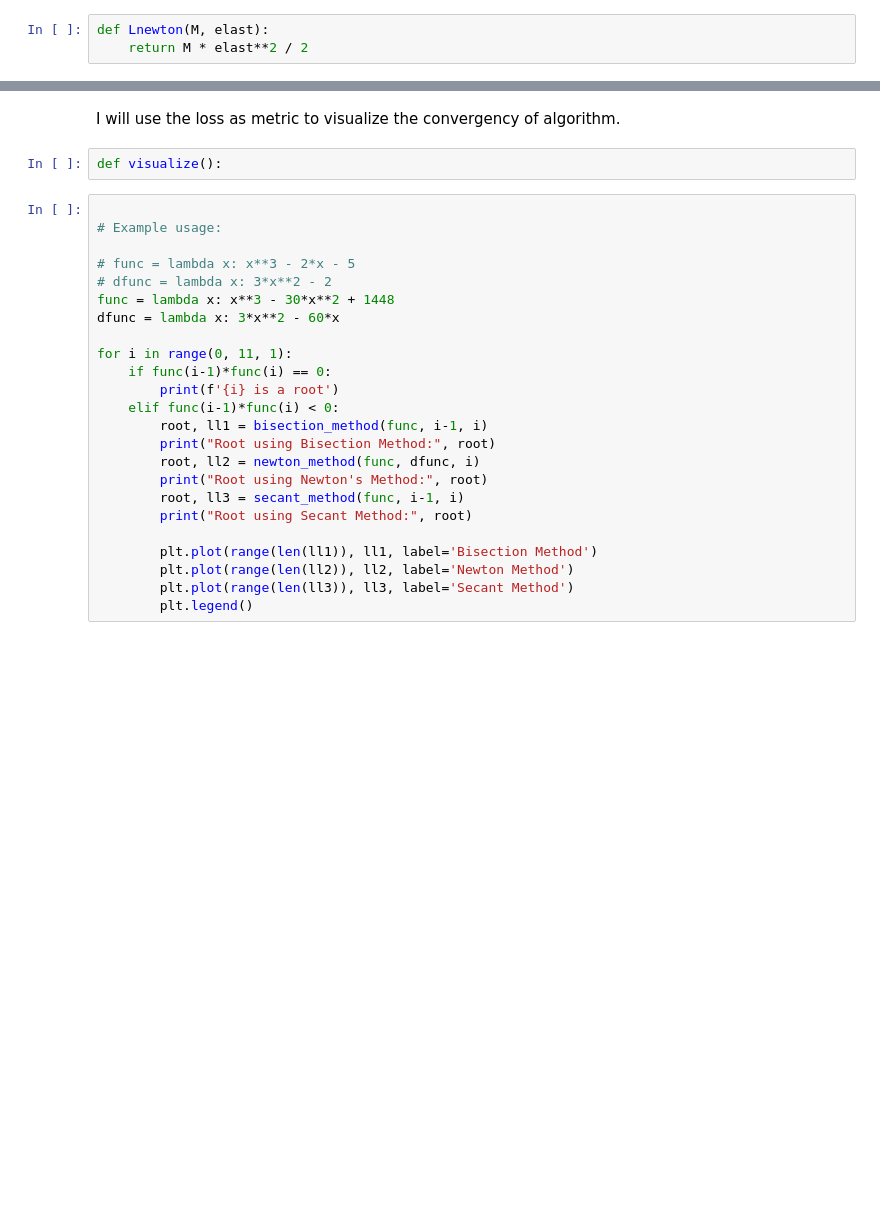
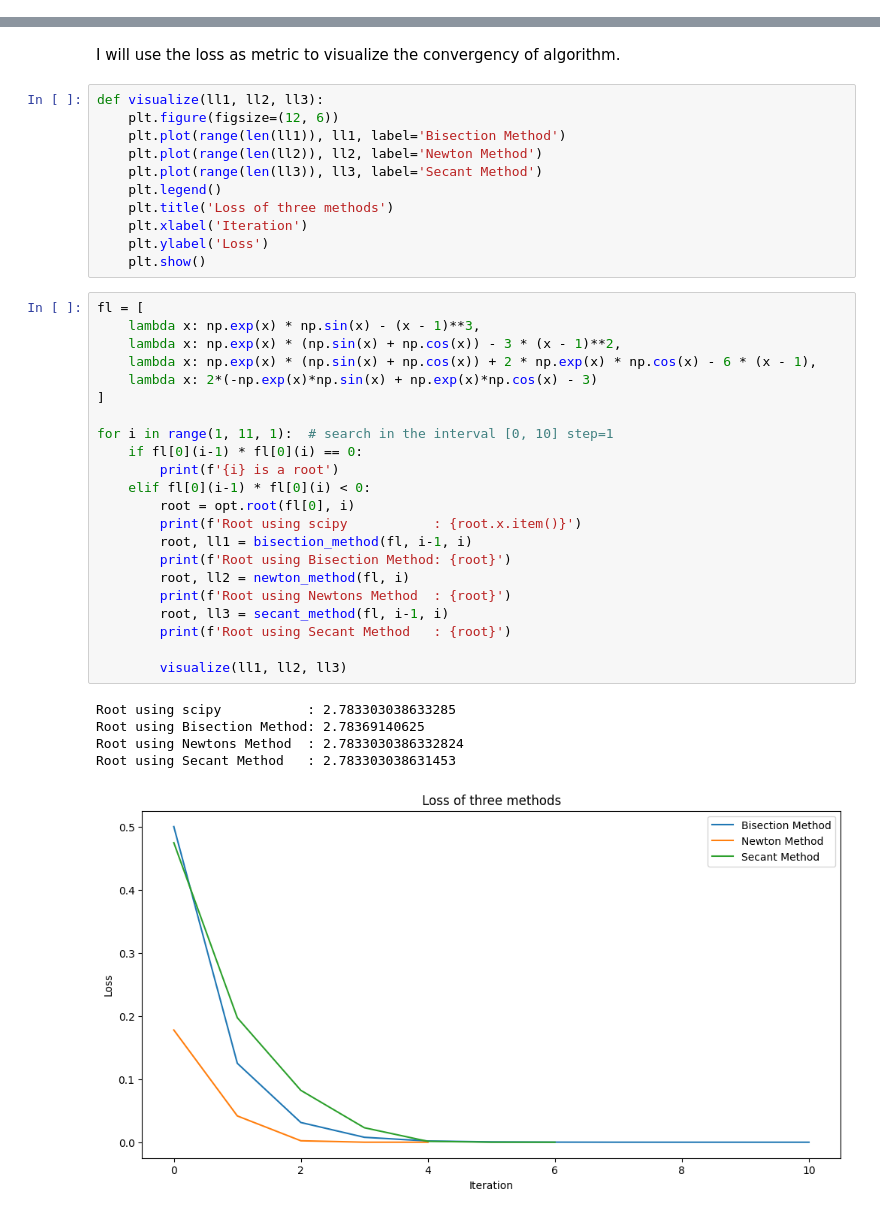
Before and after one commit to HugoPhi/NCOTLabs, a Jupyter notebook: Lab1/nolinear_equation.ipynb, the cells around one changed output, grey strips where cells are left out. Drawn from its saved outputs; the diff is of its cells as text; blank space fills up the shorter version.

```diff
--- a/Lab1/nolinear_equation.ipynb
+++ b/Lab1/nolinear_equation.ipynb
@@ -34,3 +30,0 @@ $$
-# %%
-def Lnewton(M, elast):
-    return M * elast**2 / 2
@@ -107,29 +134,42 @@ def secant_method(func, x0, x1, M, tol=1e-6, max_iter=10000):
     raise ValueError("Secant method did not converge within the maximum number of iterations.")
 # %% [markdown]
 I will use the loss as metric to visualize the convergency of algorithm.
-# %%
-def visualize():
+# %%
+def visualize(ll1, ll2, ll3):
+    plt.figure(figsize=(12, 6))
+    plt.plot(range(len(ll1)), ll1, label='Bisection Method')
+    plt.plot(range(len(ll2)), ll2, label='Newton Method')
+    plt.plot(range(len(ll3)), ll3, label='Secant Method')
+    plt.legend()
+    plt.title('Loss of three methods')
+    plt.xlabel('Iteration')
+    plt.ylabel('Loss')
+    plt.show()
 # %%
+fl = [
+    lambda x: np.exp(x) * np.sin(x) - (x - 1)**3,
+    lambda x: np.exp(x) * (np.sin(x) + np.cos(x)) - 3 * (x - 1)**2,
+    lambda x: np.exp(x) * (np.sin(x) + np.cos(x)) + 2 * np.exp(x) * np.cos(x) - 6 * (x - 1),
+    lambda x: 2*(-np.exp(x)*np.sin(x) + np.exp(x)*np.cos(x) - 3)
+]
 
-# Example usage:
+for i in range(1, 11, 1):  # search in the interval [0, 10] step=1
+    if fl[0](i-1) * fl[0](i) == 0:
+        print(f'{i} is a root')
+    elif fl[0](i-1) * fl[0](i) < 0:
+        root = opt.root(fl[0], i)
+        print(f'Root using scipy           : {root.x.item()}')
+        root, ll1 = bisection_method(fl, i-1, i)
+        print(f'Root using Bisection Method: {root}')
+        root, ll2 = newton_method(fl, i)
+        print(f'Root using Newtons Method  : {root}')
+        root, ll3 = secant_method(fl, i-1, i)
+        print(f'Root using Secant Method   : {root}')
 
-# func = lambda x: x**3 - 2*x - 5
-# dfunc = lambda x: 3*x**2 - 2
-func = lambda x: x**3 - 30*x**2 + 1448
-dfunc = lambda x: 3*x**2 - 60*x
-
-for i in range(0, 11, 1):
-    if func(i-1)*func(i) == 0:
-        print(f'{i} is a root')
-    elif func(i-1)*func(i) < 0:
-        root, ll1 = bisection_method(func, i-1, i)
-        print("Root using Bisection Method:", root)
-        root, ll2 = newton_method(func, dfunc, i)
-        print("Root using Newton's Method:", root)
-        root, ll3 = secant_method(func, i-1, i)
-        print("Root using Secant Method:", root)
-
-        plt.plot(range(len(ll1)), ll1, label='Bisection Method')
-        plt.plot(range(len(ll2)), ll2, label='Newton Method')
-        plt.plot(range(len(ll3)), ll3, label='Secant Method')
-        plt.legend()
+        visualize(ll1, ll2, ll3)
+# %% [output]
+Root using scipy           : 2.783303038633285
+Root using Bisection Method: 2.78369140625
+Root using Newtons Method  : 2.7833030386332824
+Root using Secant Method   : 2.783303038631453
+[figure, added]
```
Also changed, not shown: parts of 9 cells of this notebook, 1 other file.
